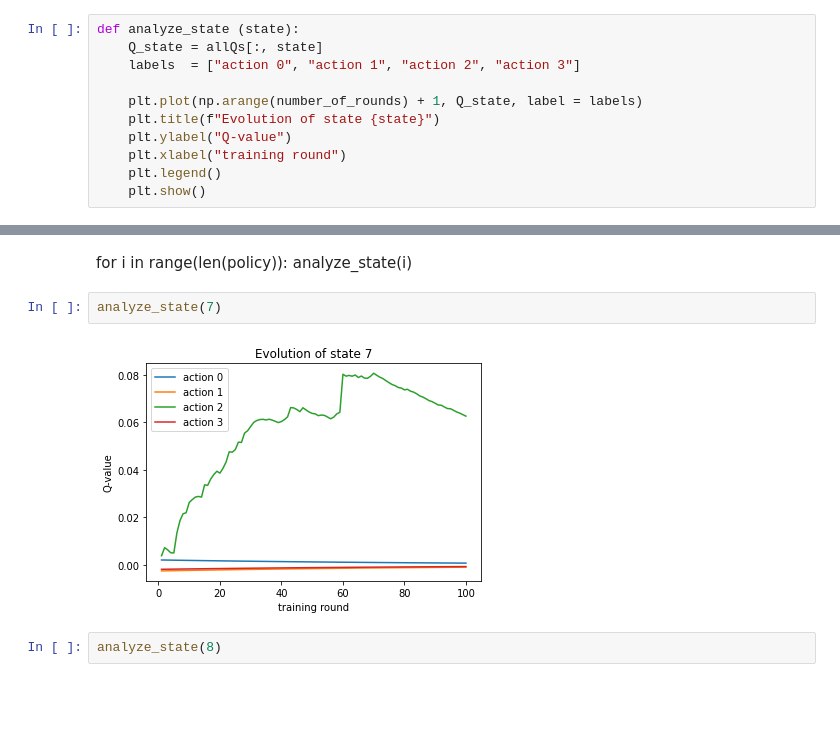
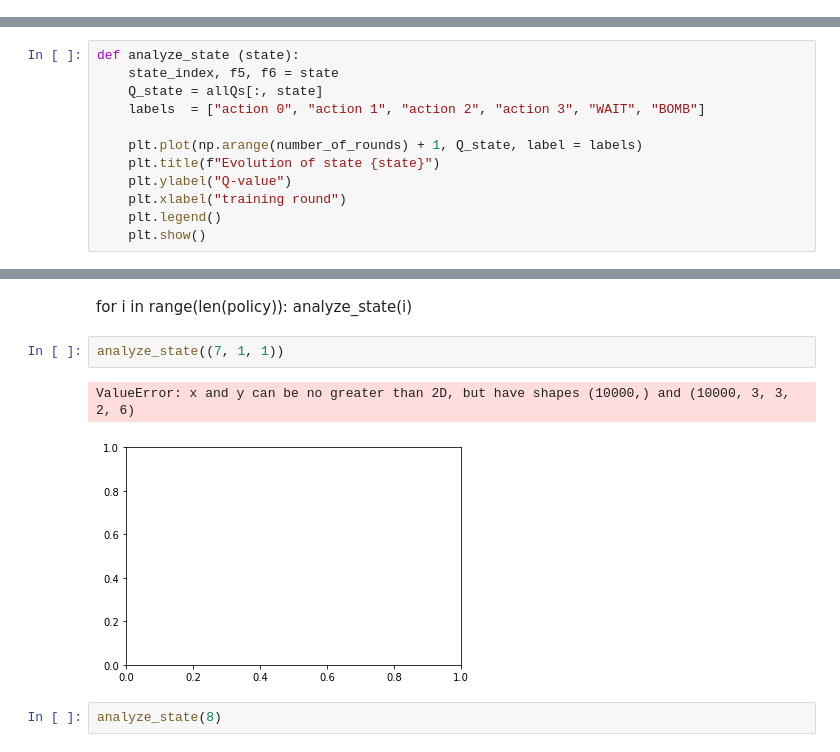
Before and after one commit to Fjallripa/bomberman, a Jupyter notebook: analysis/m1/10k-no-gamma/analysis_train.ipynb, the cells around one changed output, grey strips where cells are left out. Saved outputs shown, nothing was run; the diff lists cells and outputs as text; blank space fills up the shorter version.

```diff
--- a/analysis/m1/10k-no-gamma/analysis_train.ipynb
+++ b/analysis/m1/10k-no-gamma/analysis_train.ipynb
@@ -79,14 +169,3 @@ def moving_average(x, w):
-# %%
-def analyze_state (state):
-    Q_state = allQs[:, state]
-    labels  = ["action 0", "action 1", "action 2", "action 3"]
-
-    plt.plot(np.arange(number_of_rounds) + 1, Q_state, label = labels)
-    plt.title(f"Evolution of state {state}")
-    plt.ylabel("Q-value")
-    plt.xlabel("training round")
-    plt.legend()
-    plt.show()
 # %% [markdown]
 ### Training performance over rounds
 # %%
@@ -124,6 +203,18 @@ plt.xlabel("training round")
 plt.show()
 # %% [output]
 [figure]
+# %%
+def analyze_state (state):
+    state_index, f5, f6 = state
+    Q_state = allQs[:, state]
+    labels  = ["action 0", "action 1", "action 2", "action 3", "WAIT", "BOMB"]
+
+    plt.plot(np.arange(number_of_rounds) + 1, Q_state, label = labels)
+    plt.title(f"Evolution of state {state}")
+    plt.ylabel("Q-value")
+    plt.xlabel("training round")
+    plt.legend()
+    plt.show()
 # %% [markdown]
 ### Evolution of the Q-model
 # %%
@@ -132,9 +223,10 @@ allQs = np.load("Qtrain.npy")
 for i in range(len(policy)):
     analyze_state(i)
 # %%
-analyze_state(7)
+analyze_state((7, 1, 1))
 # %% [output]
+ValueError: x and y can be no greater than 2D, but have shapes (10000,) and (10000, 3, 3, 2, 6)
-[figure, old version]
+[figure, new version]
 # %%
 analyze_state(8)
 # %% [output]
```
Also changed, not shown: parts of 13 cells of this notebook, 7 other files.
